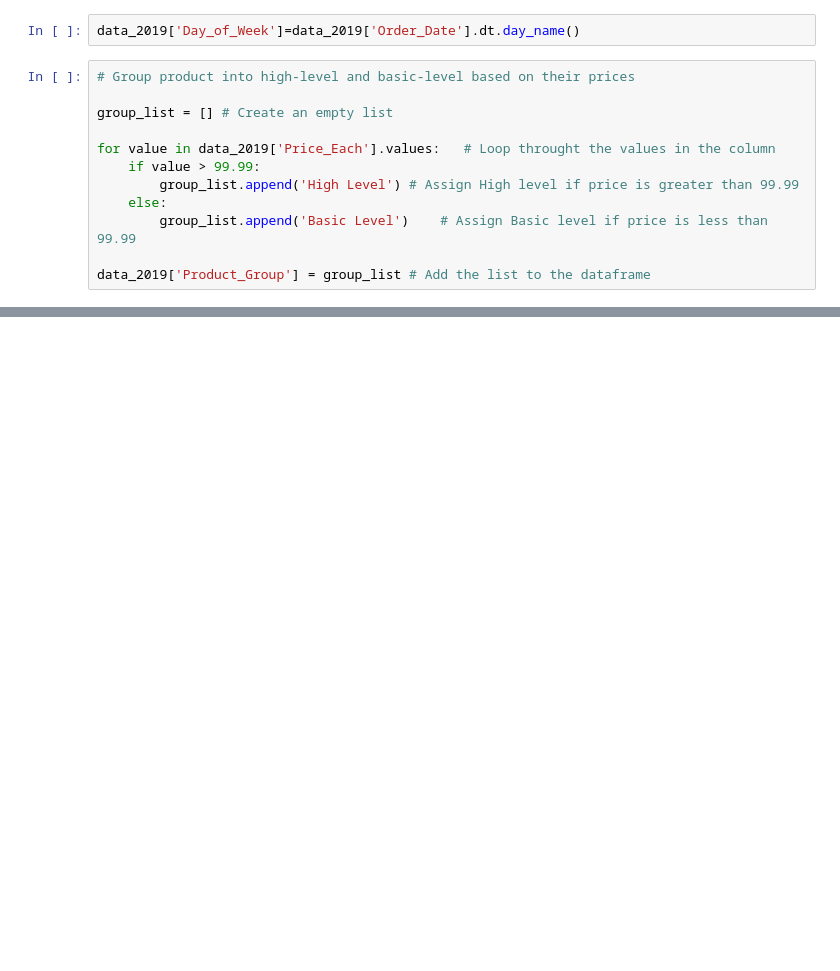
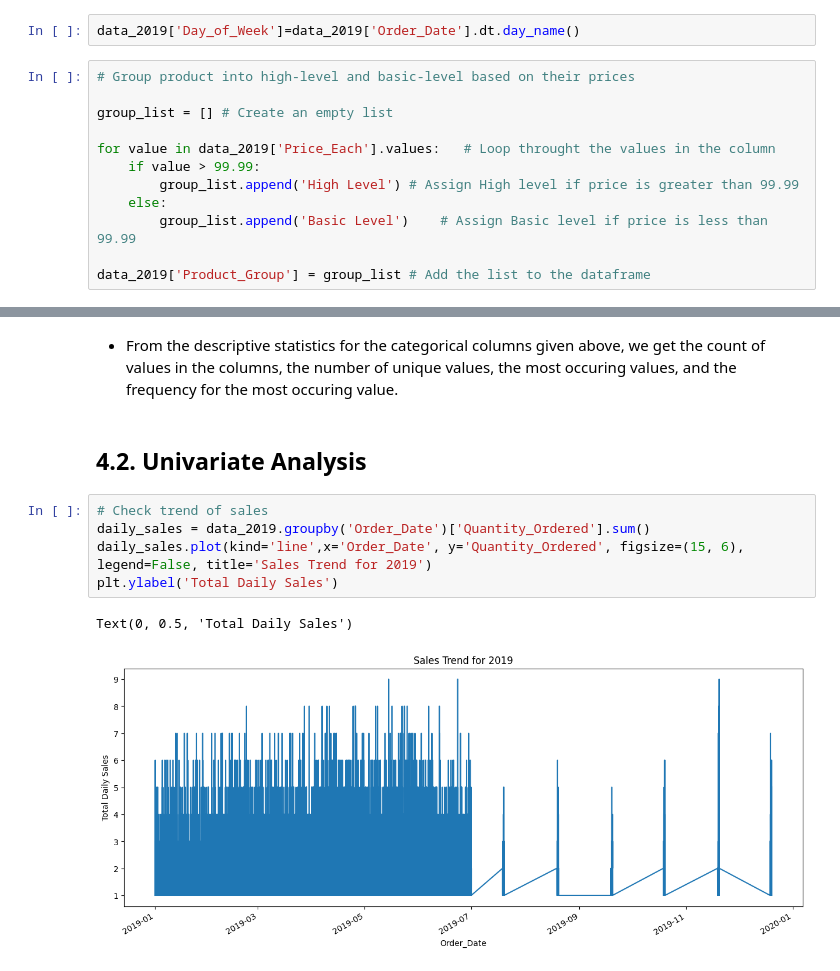
Before and after one commit to Theresah-Essuman/Sales-Data-Analysis-for-2019, a Jupyter notebook: notebook/main.ipynb, the cells around one changed output, grey strips where cells are left out. Saved outputs shown, nothing was run; the diff lists cells and outputs as text; blank space fills up the shorter version.

Commit message:
Uni,Bi and Multivariate analysis

```diff
--- a/notebook/main.ipynb
+++ b/notebook/main.ipynb
@@ -510,0 +562,12 @@ data_2019.head()
+# %% [markdown]
+- From the descriptive statistics for the categorical columns given above, we get the count of values in the columns, the number of unique values, the most occuring values, and the frequency for the most occuring value.
+# %% [markdown]
+## 4.2. Univariate Analysis
+# %%
+# Check trend of sales
+daily_sales = data_2019.groupby('Order_Date')['Quantity_Ordered'].sum()
+daily_sales.plot(kind='line',x='Order_Date', y='Quantity_Ordered', figsize=(15, 6), legend=False, title='Sales Trend for 2019')
+plt.ylabel('Total Daily Sales')
+# %% [output]
+Text(0, 0.5, 'Total Daily Sales')
+[figure, added]
```
Also changed, not shown: parts of 44 cells of this notebook.
